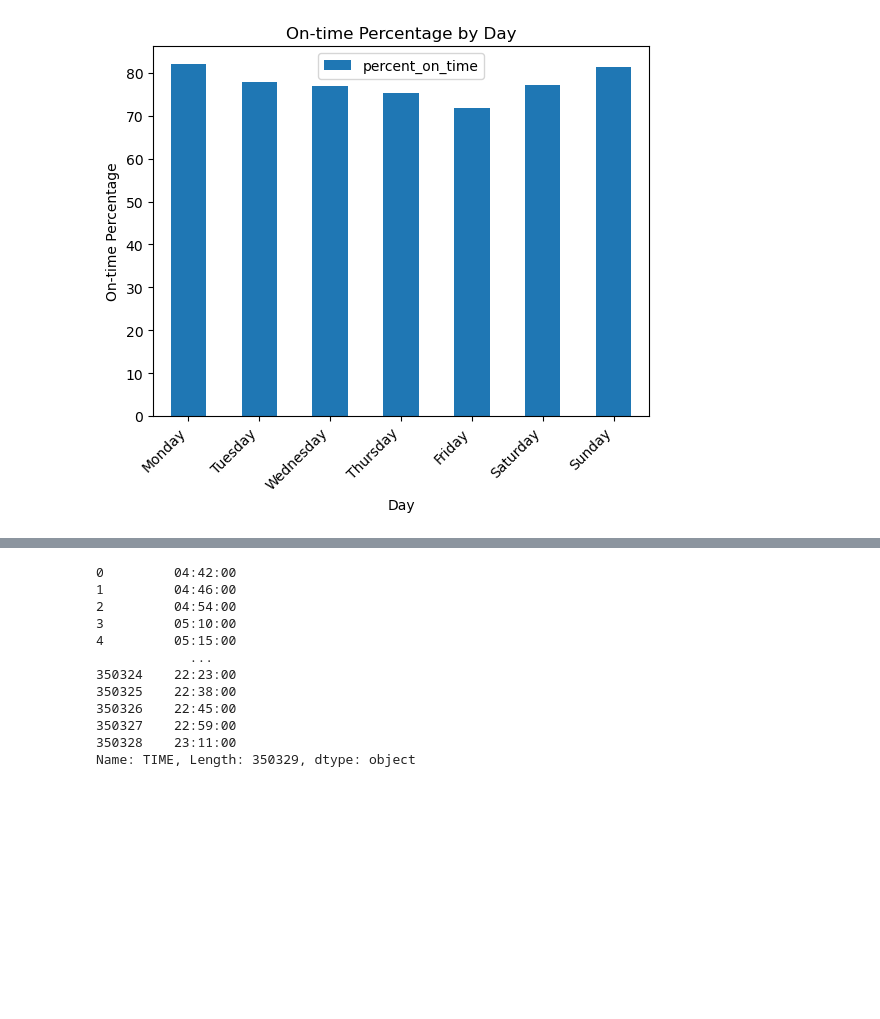
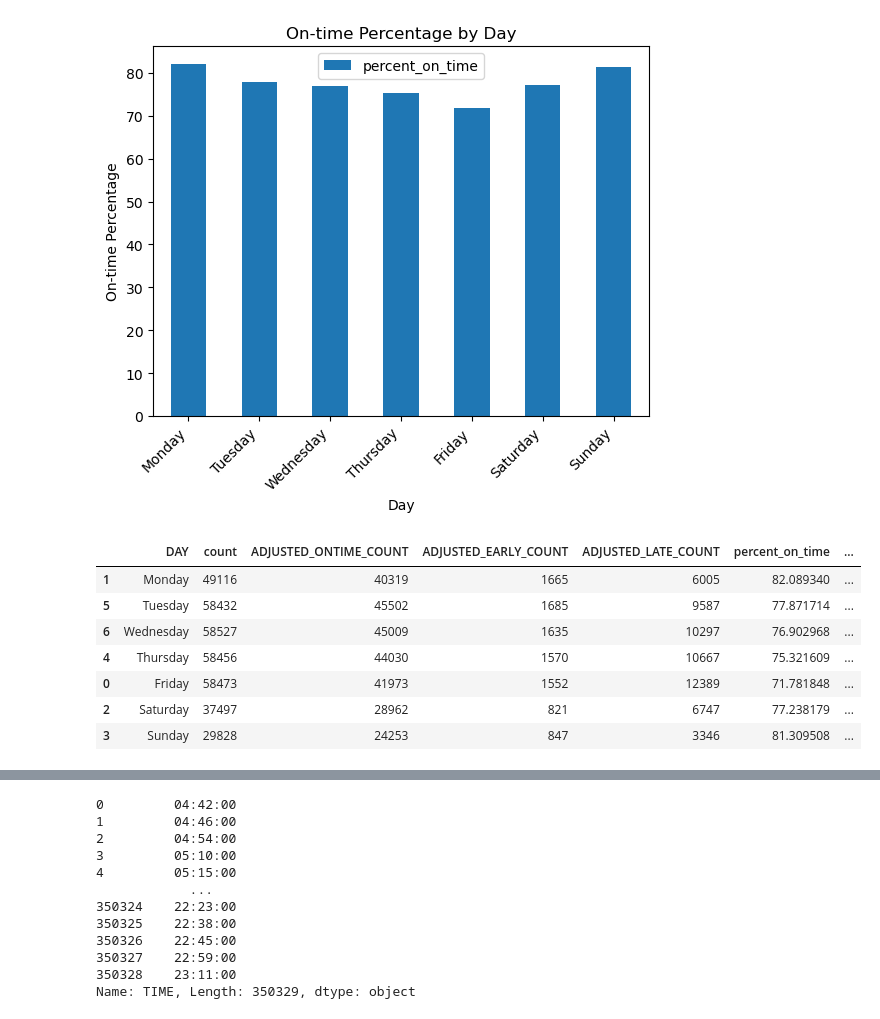
Before and after one commit to NSS-Data-Analytics-Cohort-12/wego-python-da12-pumpkin-py-latte, a Jupyter notebook: notebooks/WeGo_AimeeJohnson.ipynb, the cells around one changed output, grey strips where cells are left out. Saved outputs shown, nothing was run; the diff lists cells and outputs as text; code cells hidden in the pictures; blank space fills up the shorter version.

```diff
--- a/notebooks/WeGo_AimeeJohnson.ipynb
+++ b/notebooks/WeGo_AimeeJohnson.ipynb
@@ -293,11 +305,21 @@ plt.xticks(rotation = 45, ha = 'right');
 # %%
 merged_day_times = total_count.merge(on_time, on='DAY', how='outer') \
                 .merge(early_time, on='DAY', how='outer') \
                 .merge(late_time, on='DAY', how='outer')
 merged_day_times['percent_on_time'] = merged_day_times['ADJUSTED_ONTIME_COUNT']/merged_day_times['count'] * 100
 merged_day_times['percent_early'] = merged_day_times['ADJUSTED_EARLY_COUNT']/merged_day_times['count'] * 100
 merged_day_times['percent_late'] = merged_day_times['ADJUSTED_LATE_COUNT']/merged_day_times['count'] * 100
 
 sorted_weekdays = ['Monday', 'Tuesday', 'Wednesday', 'Thursday', 'Friday', 'Saturday', 'Sunday']
 merged_day_times['DAY'] = pd.Categorical(merged_day_times['DAY'], sorted_weekdays)
 merged_day_times = merged_day_times.sort_values('DAY')
+merged_day_times
+# %% [output]
+|  | DAY | count | ADJUSTED_ONTIME_COUNT | ADJUSTED_EARLY_COUNT | ADJUSTED_LATE_COUNT | percent_on_time | ... |
+| 1 | Monday | 49116 | 40319 | 1665 | 6005 | 82.089340 | ... |
+| 5 | Tuesday | 58432 | 45502 | 1685 | 9587 | 77.871714 | ... |
+| 6 | Wednesday | 58527 | 45009 | 1635 | 10297 | 76.902968 | ... |
+| 4 | Thursday | 58456 | 44030 | 1570 | 10667 | 75.321609 | ... |
+| 0 | Friday | 58473 | 41973 | 1552 | 12389 | 71.781848 | ... |
+| 2 | Saturday | 37497 | 28962 | 821 | 6747 | 77.238179 | ... |
+| 3 | Sunday | 29828 | 24253 | 847 | 3346 | 81.309508 | ... |
```
Also changed, not shown: parts of 4 cells of this notebook.
